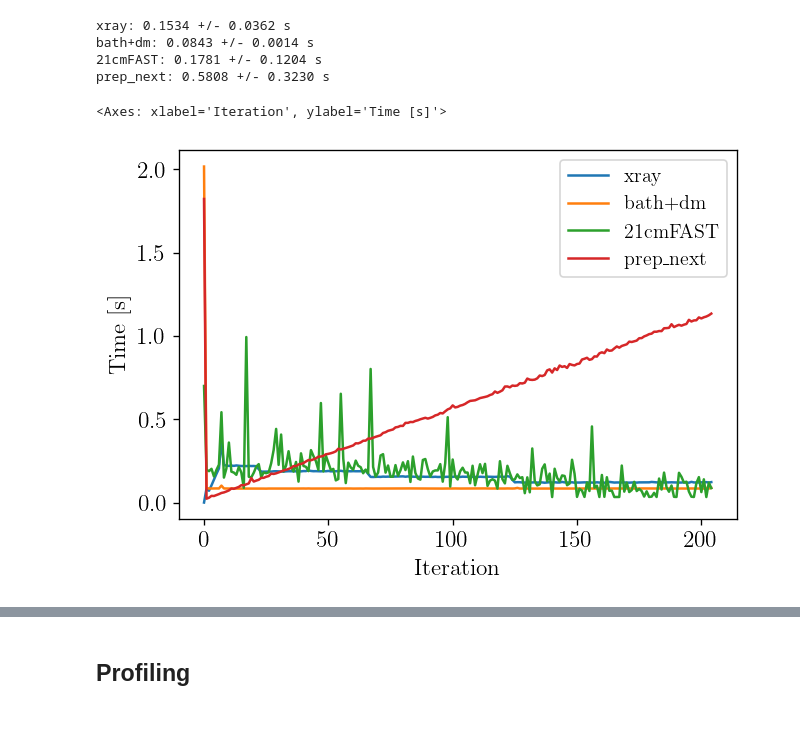
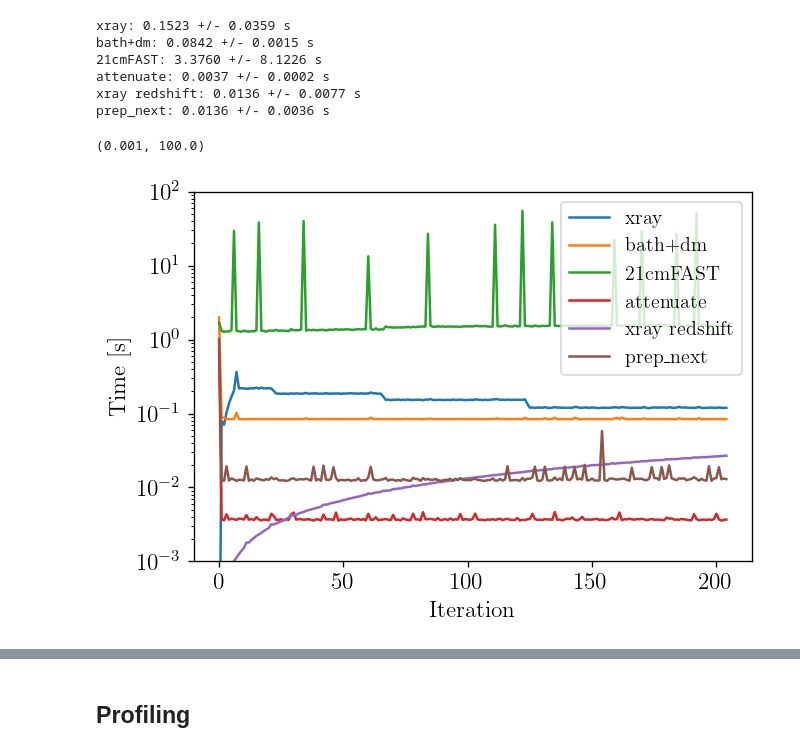
Before and after one commit to yitiansun/DM21cm, a Jupyter notebook: notebooks/10_evolve.ipynb, the cells around one changed output, grey strips where cells are left out. Saved outputs shown, nothing was run; the diff lists cells and outputs as text; code cells hidden in the pictures; blank space fills up the shorter version.

```diff
--- a/notebooks/10_evolve.ipynb
+++ b/notebooks/10_evolve.ipynb
@@ -44,8 +44,8 @@ return_dict = evolve(
     ),
 
     rerun_DH = False,
-    clear_cache = False,
-    use_tqdm = False,
+    clear_cache = True,
+    use_tqdm = True,
 )
 # %% [output]
 INFO:root:Using 21cmFAST version 0.1.dev1579+g6b1da6d.d20230914
@@ -75,12 +58,16 @@ INFO:root:DarkHistoryWrapper: Found existing DarkHistory initial conditions.
 # %%
 return_dict['profiler'].print_summary()
 # %% [output]
-xray: 0.1534 +/- 0.0362 s
-bath+dm: 0.0843 +/- 0.0014 s
-21cmFAST: 0.1781 +/- 0.1204 s
-prep_next: 0.5808 +/- 0.3230 s
+xray: 0.1523 +/- 0.0359 s
+bath+dm: 0.0842 +/- 0.0015 s
+21cmFAST: 3.3760 +/- 8.1226 s
+attenuate: 0.0037 +/- 0.0002 s
+xray redshift: 0.0136 +/- 0.0077 s
+prep_next: 0.0136 +/- 0.0036 s
-# %%
-return_dict['profiler'].plot()
-# %% [output]
-<Axes: xlabel='Iteration', ylabel='Time [s]'>
-[figure, removed]
+# %%
+ax = return_dict['profiler'].plot()
+ax.set_yscale('log')
+ax.set_ylim(1e-3, 1e2)
+# %% [output]
+(0.001, 100.0)
+[figure, added]
```
Also changed, not shown: parts of 5 cells of this notebook, 3 other files.
